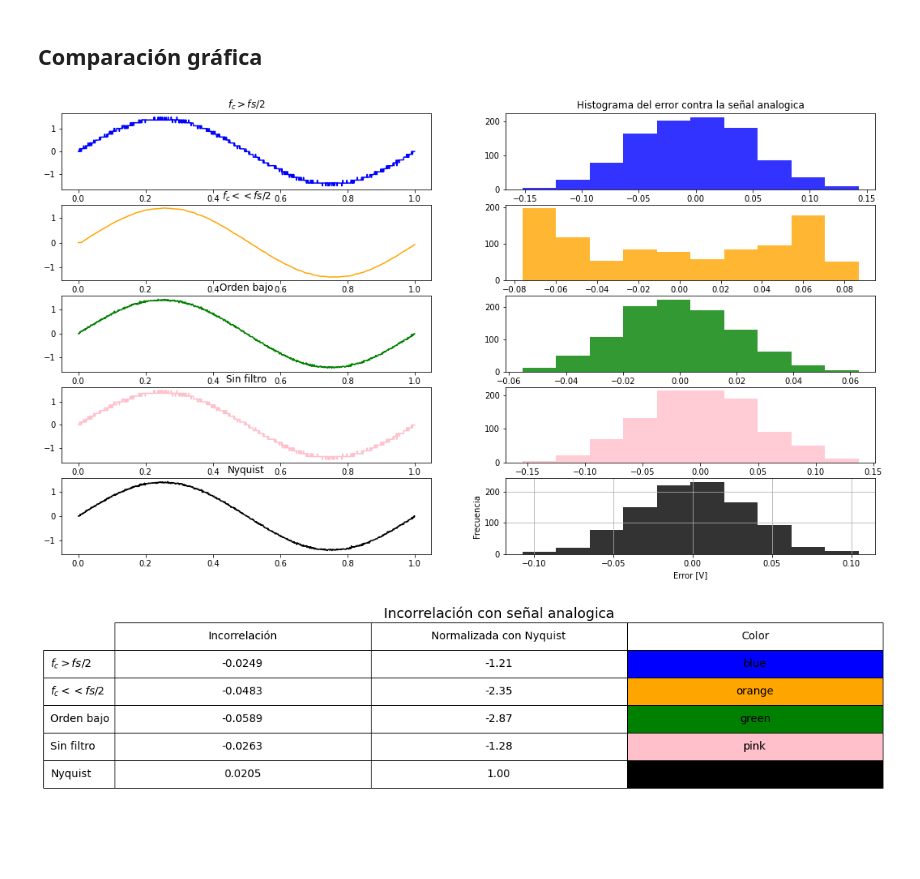
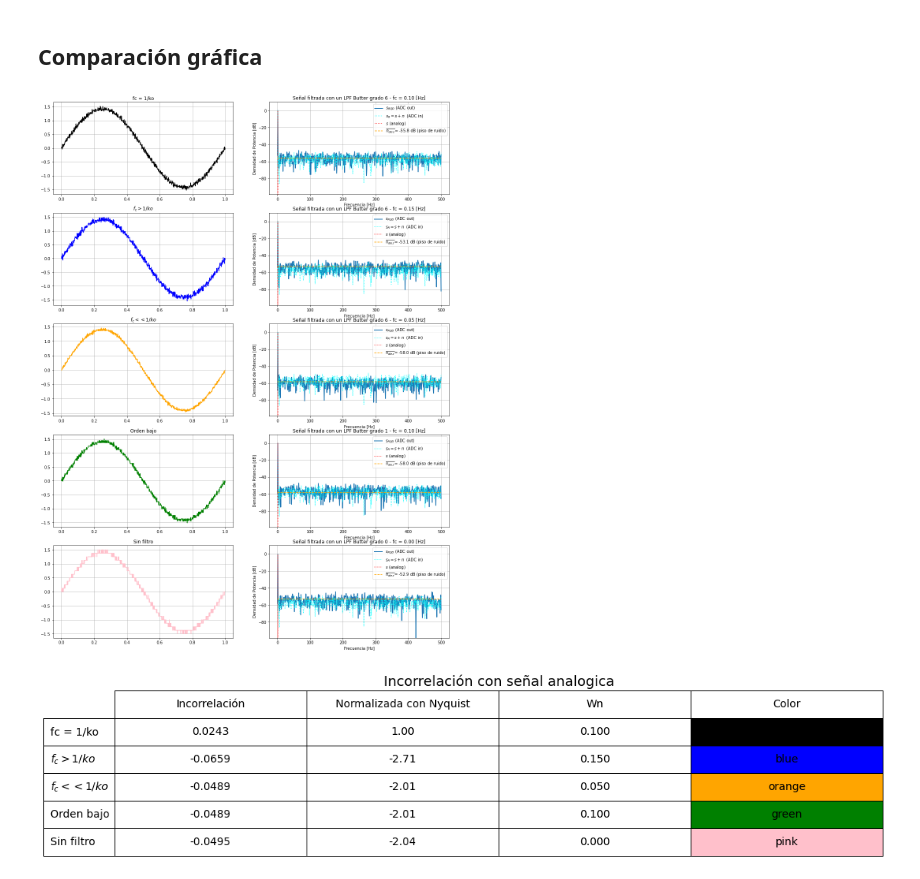
Before and after one commit to mnoe893/PDS_UTNBA_2025, a Jupyter notebook: TS5_cuantizacion.ipynb, the cells around one changed output. Drawn from its saved outputs; the diff is of its cells as text; code cells hidden in the pictures; blank space fills up the shorter version.

Commit message:
cambio fc y grafico PSD

```diff
--- a/TS5_cuantizacion.ipynb
+++ b/TS5_cuantizacion.ipynb
@@ -32,7 +33,7 @@ N_os = N * ko   # cantidad de muestras con oversamp
 fo = fs/N # [Hz]
 
 Vmax = np.sqrt(2) #[Volts]
-df_os = fs_os/N_os # resolución espectral
+df = fs/N # resolución espectral
 
 # RUIDO #
 Vf = 2 #[Volts]
@@ -166,65 +209,69 @@ n_2 = s_2 - s # Error con señal analogica
 # %%
-Wn = fc/f_nyquist
 orden_filtro = 1
-# Filtrado
+fc = (1/ko)             # Frecuencia de corte deseada
+Wn = 2*np.pi*(fc)
+
+arr_fc.append(fc); arr_ord.append(orden_filtro) # Añado valor al array
+
 coef_num, coef_den = butter(orden_filtro, Wn)
 s_filtrada = lfilter(coef_num, coef_den, srq_os)
 
-# Decimación
+# Diezmamos
 s_3 = s_filtrada[::ko]
 tt_3 = tt_os[::ko]
-n_3 = s_3 - s # Error con señal analogica
+n_3 = s_2 - s # Error con señal analogica
 # %% [markdown]
 ##### Caso 4: Sin filtro
 # %%
-# Decimación
+arr_fc.append(0); arr_ord.append(0) # Añado valor al array
+
+# Diezmamos
 s_4 = srq_os[::ko]
 tt_4 = tt_os[::ko]
 n_4 = s_4 - s # Error con señal analogica
 # %% [markdown]
 ## Comparación gráfica
 # %%
-arr_s = [s_1, s_2, s_3, s_4, s_decimada]
-arr_tt = [tt_1, tt_2, tt_3, tt_4, tt_decimada]
-arr_n = [n_1, n_2, n_3, n_4, n_r]
-arr_titulos = ["$f_c > fs/2$","$f_c << fs/2$","Orden bajo","Sin filtro","Nyquist"]
-arr_colores = ["blue", "orange", "green", "pink", "black"]
+arr_s = [s_diezmada, s_1, s_2, s_3, s_4]
+arr_tt = [tt_diezmada, tt_1, tt_2, tt_3, tt_4]
+arr_n = [n_r, n_1, n_2, n_3, n_4]
+arr_titulos = ["fc = 1/ko", "$f_c > 1/ko$","$f_c << 1/ko$","Orden bajo","Sin filtro"]
+arr_colores = ["black", "blue", "orange", "green", "pink"]
 
 bins = 10
-fig, axs = plt.subplots(5, 2, figsize=(18, 10))
+fig, axs = plt.subplots(5, 2, figsize=(18, 25))
 for i in range(5):
-    axs[i,0].plot(arr_tt[i], arr_s[i], label='Filtrada y decimada', color=arr_colores[i])
-    axs[i,0].set_title(arr_titulos[i]); plt.grid()
+    num = (i * 2) + 1
+    plt.subplot(5,2,num)
+    plt.plot(arr_tt[i], arr_s[i], label='Filtrada y diezmada', color=arr_colores[i])
+    plt.title(arr_titulos[i]); plt.grid()
 
-    axs[i,1].hist(arr_n[i], bins=bins, alpha=0.8, label="Ruido + oversampling + decimada", color=arr_colores[i])
-    #axs[i,1].plot( np.array([-q/2, -q/2, q/2, q/2]), np.array([0, N/bins, N/bins, 0]), '--r' )
-    if(i==0):
-        axs[i,1].set_title("Histograma del error contra la señal analogica")
-    if(i==4):
-        axs[i,1].set_xlabel("Error [V]"); plt.ylabel("Frecuencia")
+    num = (i * 2) + 2
+    plt.subplot(5,2,num)
+    grafico_PSD(error = arr_n[i], fcorte = arr_fc[i], orden_filtro = arr_ord[i], s_diezmada = arr_s[i])
 plt.show()
 
 # INCORRELACIONES #
 inc_vals = []
 for i in range(5):
     corr = np.corrcoef(arr_n[i], s)[0, 1]
     inc_vals.append(corr) # Añado valor al array
-inc_nyquist = inc_vals[-1]
+inc_nyquist = inc_vals[0]
 inc_normalizados = np.divide(inc_vals, inc_nyquist)
 
 fig, ax = plt.subplots(figsize=(12, 4))
 ax.axis('off')
 tabla = ax.table(
-    cellText=list(zip([f"{val:.4f}" for val in inc_vals],[f"{val:.2f}" for val in inc_normalizados],arr_colores)),
-    colLabels=["Incorrelación", "Normalizada con Nyquist", "Color"],
+    cellText=list(zip([f"{val:.4f}" for val in inc_vals],[f"{val:.2f}" for val in inc_normalizados],[f"{val:.3f}" for val in arr_fc], arr_colores)),
+    colLabels=["Incorrelación", "Normalizada con Nyquist", "Wn", "Color"],
     rowLabels=arr_titulos,loc='center',cellLoc='center')
 tabla.scale(1.5, 3)
 for key, cell in tabla.get_celld().items():
     cell.set_fontsize(14)
 for i, color in enumerate(arr_colores):
-    tabla[(i + 1, 2)].set_facecolor(color)
+    tabla[(i + 1, 3)].set_facecolor(color)
 plt.title("Incorrelación con señal analogica", fontsize=18)
 plt.show()
 # %% [output]
-[figure, old version]
+[figure, new version]
-[figure, old version]
+[figure, new version]
```
Also changed, not shown: parts of 12 cells of this notebook.
